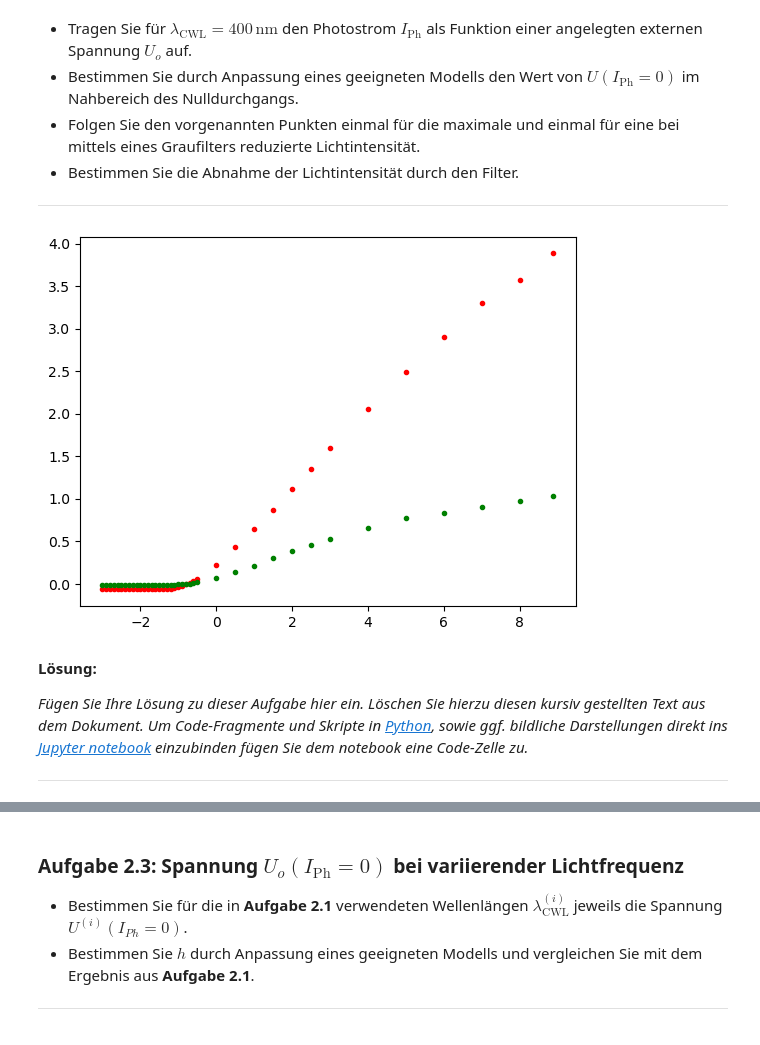
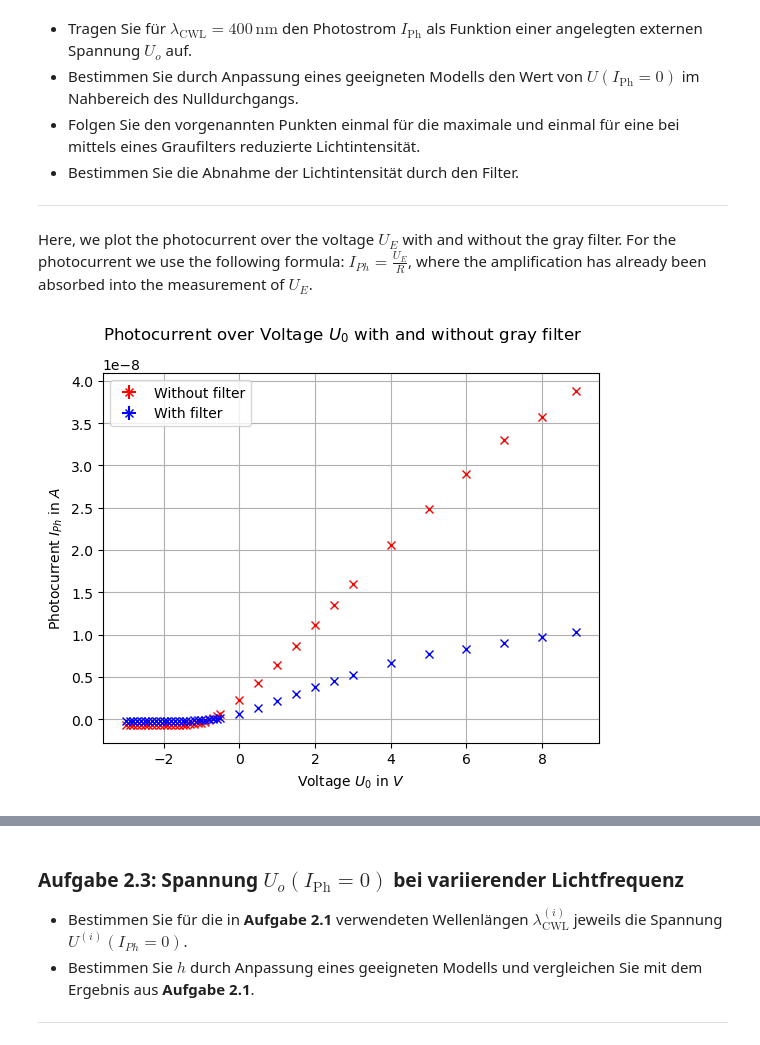
Before and after one commit to MRNock04/P2, a Jupyter notebook: Photoeffekt/Photoeffekt.ipynb, the cells around one changed output, grey strips where cells are left out. Cells and saved outputs as stored; diff of their text form; code cells hidden in the pictures.

```diff
--- a/Photoeffekt/Photoeffekt.ipynb
+++ b/Photoeffekt/Photoeffekt.ipynb
@@ -203,28 +282,32 @@ U_std = 0.01
  - Bestimmen Sie die Abnahme der Lichtintensität durch den Filter.
 
 ---
+# %% [markdown]
+Here, we plot the photocurrent over the voltage $U_E$ with and without the gray filter. For the photocurrent we use the following formula: $I_{Ph}=\frac{U_E}{R}$, where the amplification has already been absorbed into the measurement of $U_E$.
 # %%
-U_e_hi = np.array([-0.068,-0.068,-0.068,-0.068,-0.068,-0.068,-0.068,-0.068,-0.068,-0.068,-0.068,-0.067,-0.067,-0.067,
+# in V, without gray filter
+U_e_high = np.array([-0.068,-0.068,-0.068,-0.068,-0.068,-0.068,-0.068,-0.068,-0.068,-0.068,-0.068,-0.067,-0.067,-0.067,
                     -0.066,-0.065,-0.064,-0.061,-0.057,-0.049,-0.039,-0.026,-0.008,0.0113,0.034,0.061,
                     0.225,0.432,0.639,0.866,1.111,1.353,1.597,
-                    2.060,2.490,2.905,3.300,3.570,3.883]) #in V
-U_e_lo = np.array([-0.014,-0.014,-0.014,-0.014,-0.014,-0.014,-0.014,-0.014,-0.014,-0.014,-0.014,-0.014,-0.014,-0.014,
+                    2.060,2.490,2.905,3.300,3.570,3.883])
+# in V, with gray filter
+U_e_low = np.array([-0.014,-0.014,-0.014,-0.014,-0.014,-0.014,-0.014,-0.014,-0.014,-0.014,-0.014,-0.014,-0.014,-0.014,
                     -0.014,-0.014,-0.014,-0.014,-0.013,-0.011,-0.009,-0.006,-0.002,0.002,0.008,0.015,
                     0.067,0.133,0.213,0.300,0.383,0.457,0.526,
                     0.660,0.770,0.837,0.901,0.971,1.030]) #in V
 U_0 = np.array([-3,-2.9,-2.8,-2.7,-2.6,-2.5,-2.4,-2.3,-2.2,-2.1,-2,-1.9,-1.8,-1.7,-1.6,-1.5,-1.4,-1.3,-1.2,-1.1,-1.,-0.9,-0.8,-0.7,-0.6,-0.5,
                     0.,0.5,1.,1.5,2.,2.5,3,
                     4.,5.,6.,7.,8.,8.89]) #in V
 U_std = 0.01
+R = 100 * 10**6
 
-plt.plot(U_0,U_e_hi, "r.")
-plt.plot(U_0,U_e_lo, "g.")
+
+fig, ax = plt.subplots()
+ax.errorbar(U_0, U_e_high/R, xerr=U_std, yerr=U_std/R, fmt="rx", label="Without filter")
+ax.errorbar(U_0, U_e_low/R, xerr=U_std, yerr=U_std/R, fmt="bx", label="With filter")
+fig.suptitle("Photocurrent over Voltage $U_0$ with and without gray filter")
+ax.set(xlabel="Voltage $U_0$ in $V$", ylabel="Photocurrent $I_{Ph}$ in $A$")
+ax.grid(), ax.legend()
 plt.show()
 # %% [output]
-[figure, old version]
+[figure, new version]
-# %% [markdown]
-**Lösung:**
-
-*Fügen Sie Ihre Lösung zu dieser Aufgabe hier ein. Löschen Sie hierzu diesen kursiv gestellten Text aus dem Dokument. Um Code-Fragmente und Skripte in [Python](https://www.python.org/), sowie ggf. bildliche Darstellungen direkt ins [Jupyter notebook](https://jupyter.org/) einzubinden fügen Sie dem notebook eine Code-Zelle zu.*
-
----
```
Also changed, not shown: parts of 21 cells of this notebook, 1 other file.
